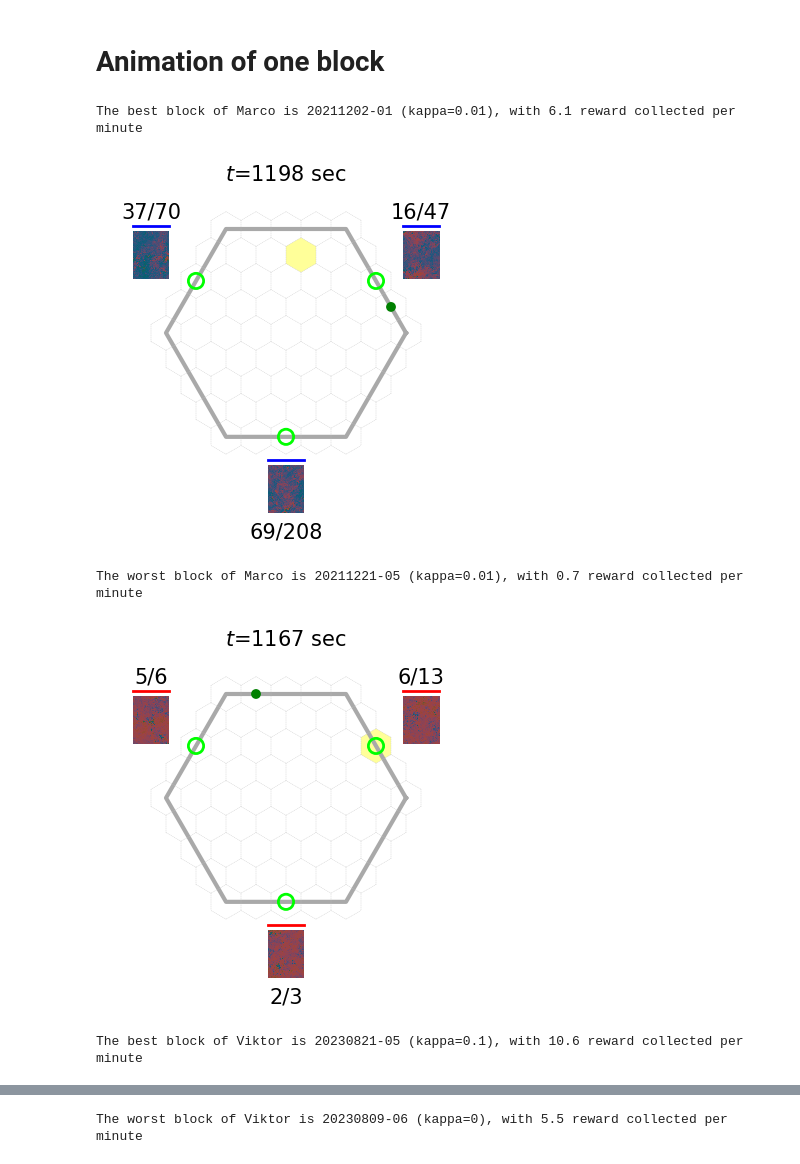
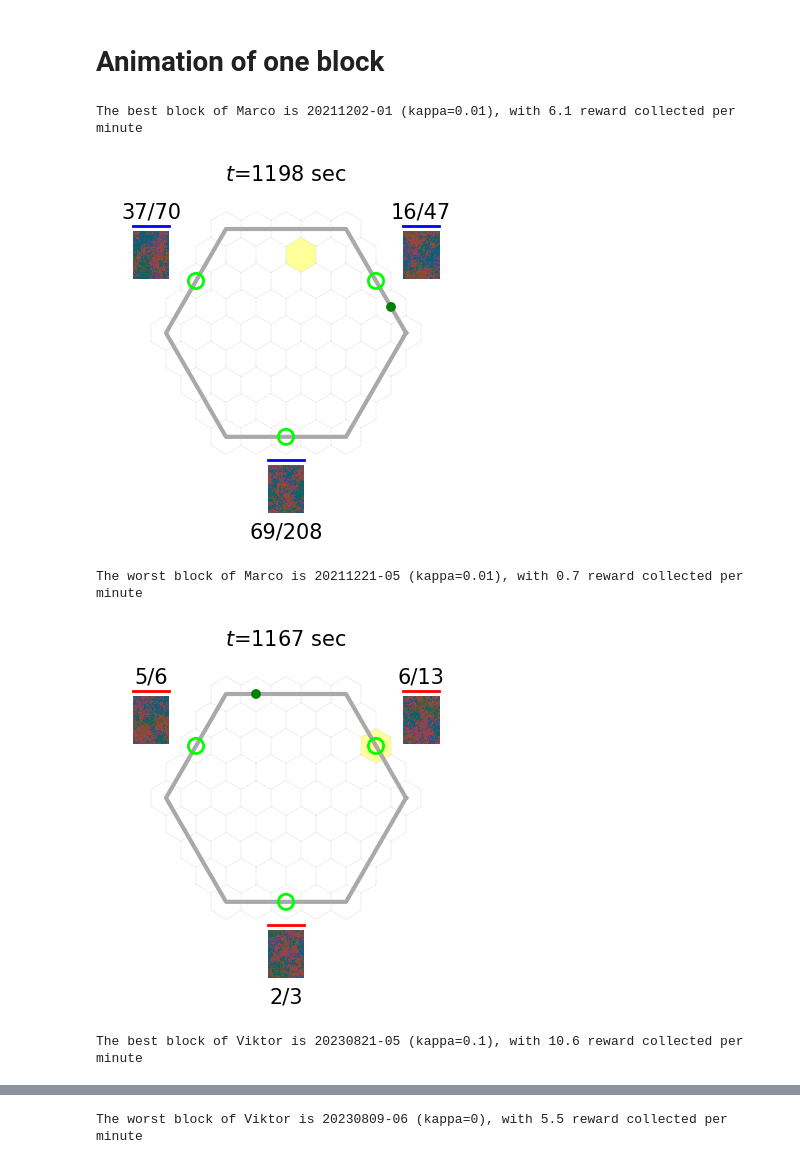
Before and after one commit to XaqLab/hex-arena, a Jupyter notebook: data-overview.ipynb, the cells around one changed output, grey strips where cells are left out. Drawn from its saved outputs; the diff is of its cells as text; code cells hidden in the pictures.

```diff
--- a/data-overview.ipynb
+++ b/data-overview.ipynb
@@ -258,35 +258,38 @@ for k in range(2):
 subjects = ['marco', 'viktor']
 
 for subject in subjects:
     block_infos = get_valid_blocks(subject, min_pos_ratio=0.5, min_gaze_ratio=0.1)
     block_ids, reward_rates = [], []
     for block_id, block_info in block_infos.items():
         block_ids.append(block_id)
         reward_rates.append(block_info['reward']/block_info['duration'])
     block_ids, reward_rates = zip(*sorted(zip(block_ids, reward_rates), key=lambda x: x[1]))
 
     # create animation for the best and worst block
     for tag in ['best', 'worst']:
         if tag=='best':
             i = -1
         if tag=='worst':
             i = 0
         print('The {} block of {} is {}-{:02d} (kappa={:g}), with {:.1f} reward collected per minute'.format(
             tag, subject.capitalize(), *block_ids[i], block_infos[block_ids[i]]['kappa'], reward_rates[i]*60,
         ))
         block_data = load_monkey_data(subject, *block_ids[i])
         align_monkey_data(block_data)
+
+        for k in range(3):
+            env.boxes[k].kappa = block_data['kappas'][k]
         env_data = env.convert_experiment_data(block_data)
         fig, ani = env.play_episode(**env_data)
         savename = 'behavior_{}_[{}-{:02d}]'.format(subject, *block_ids[i])
         ani.save(FIG_DIR/f'{savename}.mp4', dpi=200, fps=12)
         fig.savefig(FIG_DIR/f'{savename}.svg')
         plt.show()
 # %% [output]
 The best block of Marco is 20211202-01 (kappa=0.01), with 6.1 reward collected per minute
-[figure, old version]
+[figure, new version]
 The worst block of Marco is 20211221-05 (kappa=0.01), with 0.7 reward collected per minute
-[figure, old version]
+[figure, new version]
 The best block of Viktor is 20230821-05 (kappa=0.1), with 10.6 reward collected per minute
 [figure]
 The worst block of Viktor is 20230809-06 (kappa=0), with 5.5 reward collected per minute
```
Also changed, not shown: parts of 1 cell of this notebook.
